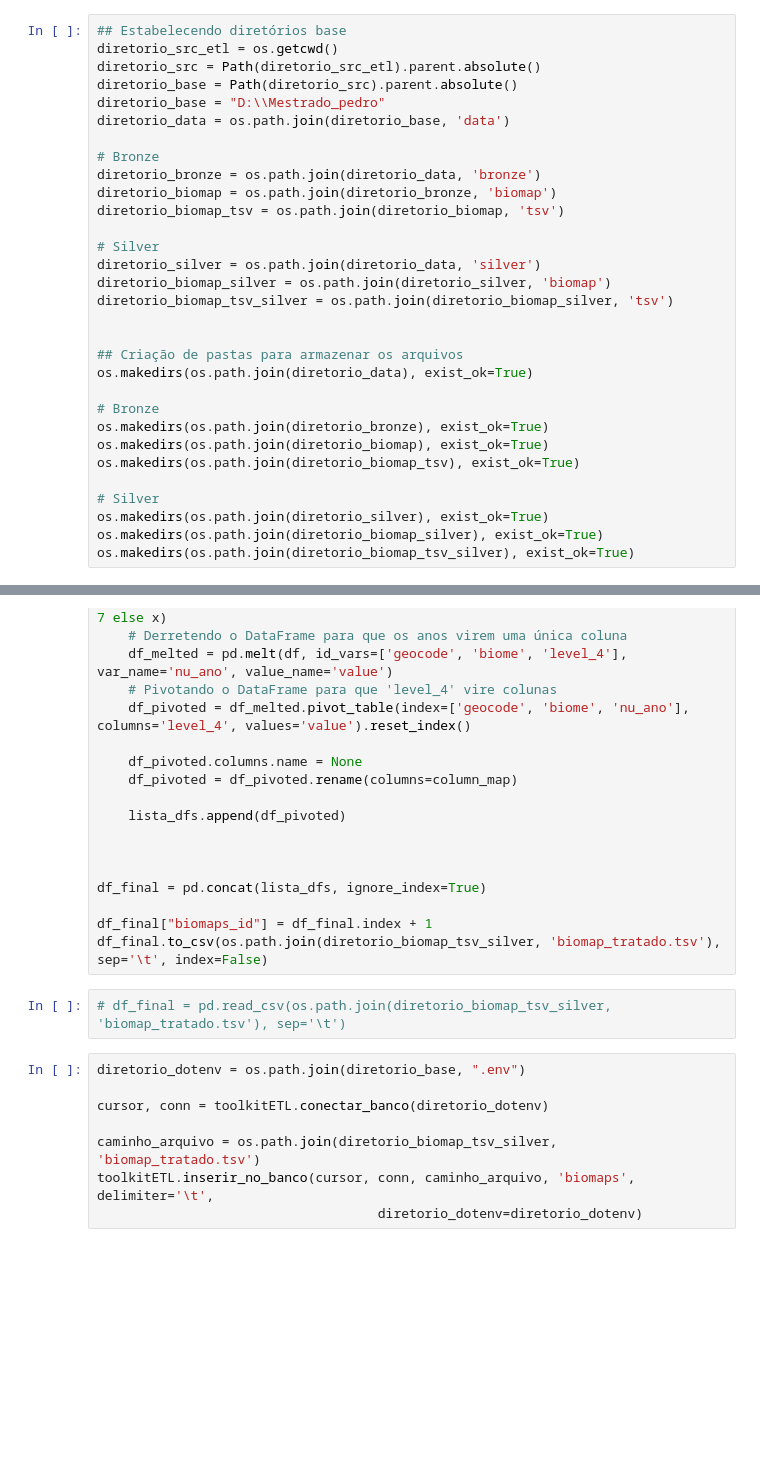
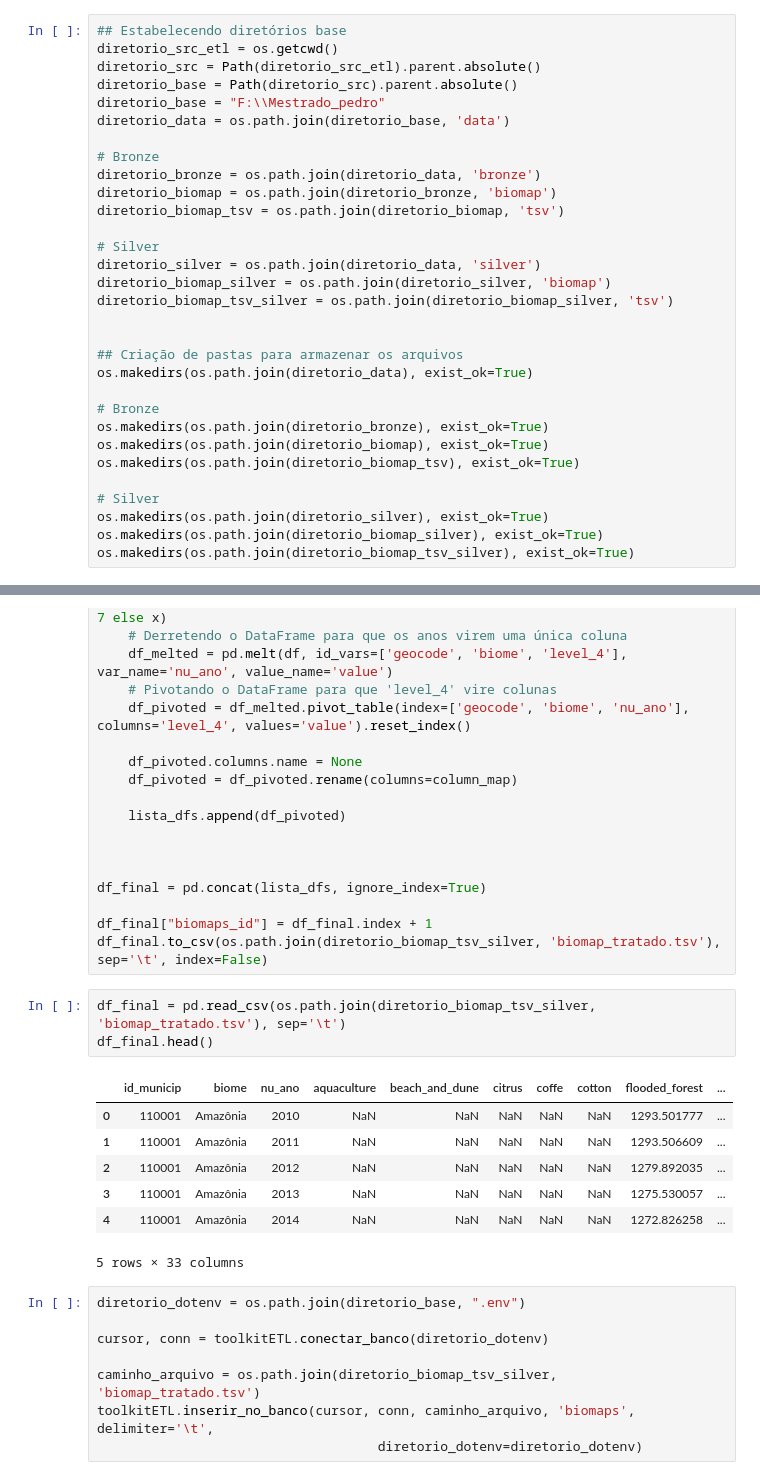
Before and after one commit to pdrmglc/ETL-ML-Dengue, a Jupyter notebook: src/etl/TL_silver_biomap.ipynb, the cells around one changed output, grey strips where cells are left out. Drawn from its saved outputs; the diff is of its cells as text; blank space fills up the shorter version.

```diff
--- a/src/etl/TL_silver_biomap.ipynb
+++ b/src/etl/TL_silver_biomap.ipynb
@@ -13,7 +13,7 @@ importlib.reload(toolkitETL)
 diretorio_src_etl = os.getcwd()
 diretorio_src = Path(diretorio_src_etl).parent.absolute()
 diretorio_base = Path(diretorio_src).parent.absolute()
-diretorio_base = "D:\\Mestrado_pedro"
+diretorio_base = "F:\\Mestrado_pedro"
 diretorio_data = os.path.join(diretorio_base, 'data')
 
 # Bronze
@@ -107,7 +107,16 @@ df_final = pd.concat(lista_dfs, ignore_index=True)
 df_final["biomaps_id"] = df_final.index + 1
 df_final.to_csv(os.path.join(diretorio_biomap_tsv_silver, 'biomap_tratado.tsv'), sep='\t', index=False)
 # %%
-# df_final = pd.read_csv(os.path.join(diretorio_biomap_tsv_silver, 'biomap_tratado.tsv'), sep='\t')
+df_final = pd.read_csv(os.path.join(diretorio_biomap_tsv_silver, 'biomap_tratado.tsv'), sep='\t')
+df_final.head()
+# %% [output]
+|  | id_municip | biome | nu_ano | aquaculture | beach_and_dune | citrus | coffe | cotton | flooded_forest | ... |
+| 0 | 110001 | Amazônia | 2010 | NaN | NaN | NaN | NaN | NaN | 1293.501777 | ... |
+| 1 | 110001 | Amazônia | 2011 | NaN | NaN | NaN | NaN | NaN | 1293.506609 | ... |
+| 2 | 110001 | Amazônia | 2012 | NaN | NaN | NaN | NaN | NaN | 1279.892035 | ... |
+| 3 | 110001 | Amazônia | 2013 | NaN | NaN | NaN | NaN | NaN | 1275.530057 | ... |
+| 4 | 110001 | Amazônia | 2014 | NaN | NaN | NaN | NaN | NaN | 1272.826258 | ... |
+5 rows × 33 columns
 # %%
 diretorio_dotenv = os.path.join(diretorio_base, ".env")
 
```
Also changed, not shown: parts of 1 cell of this notebook, 21 other files.
